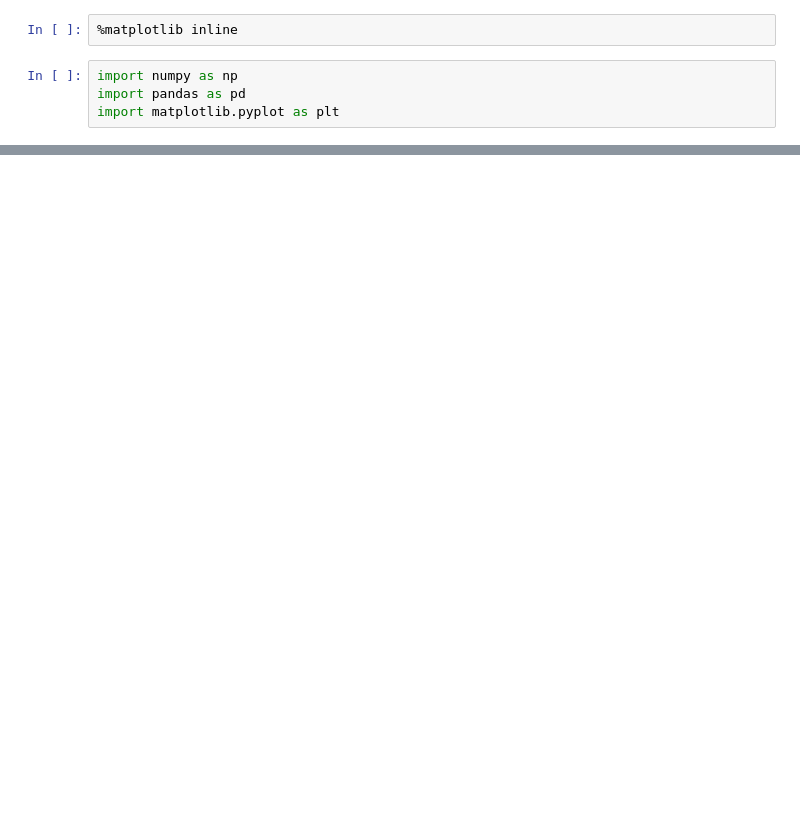
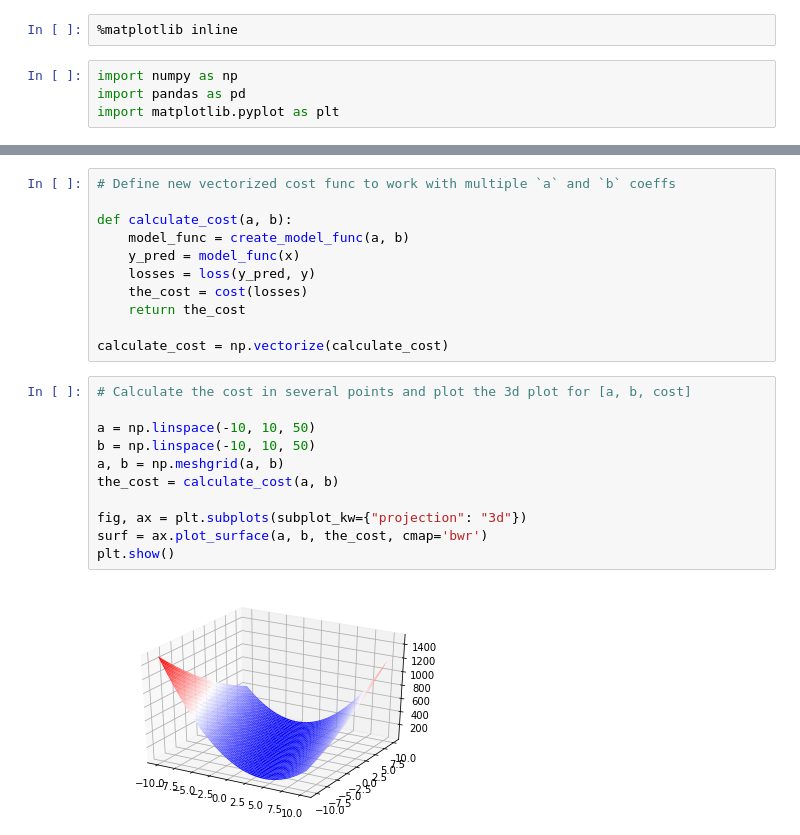
Before and after one commit to hrstnikolov/2022-machine-learning, a Jupyter notebook: Gradient_Descent.ipynb, the cells around one changed output, grey strips where cells are left out. Saved outputs shown, nothing was run; the diff lists cells and outputs as text; blank space fills up the shorter version.

```diff
--- a/Gradient_Descent.ipynb
+++ b/Gradient_Descent.ipynb
@@ -80,0 +110,24 @@ b = np.linspace(-4, 4, 10)
+# %%
+# Define new vectorized cost func to work with multiple `a` and `b` coeffs
+
+def calculate_cost(a, b):
+    model_func = create_model_func(a, b)
+    y_pred = model_func(x)
+    losses = loss(y_pred, y)
+    the_cost = cost(losses)
+    return the_cost
+
+calculate_cost = np.vectorize(calculate_cost)
+# %%
+# Calculate the cost in several points and plot the 3d plot for [a, b, cost]
+
+a = np.linspace(-10, 10, 50)
+b = np.linspace(-10, 10, 50)
+a, b = np.meshgrid(a, b)
+the_cost = calculate_cost(a, b)
+
+fig, ax = plt.subplots(subplot_kw={"projection": "3d"})
+surf = ax.plot_surface(a, b, the_cost, cmap='bwr')
+plt.show()
+# %% [output]
+[figure, added]
```
Also changed, not shown: parts of 12 cells of this notebook.
